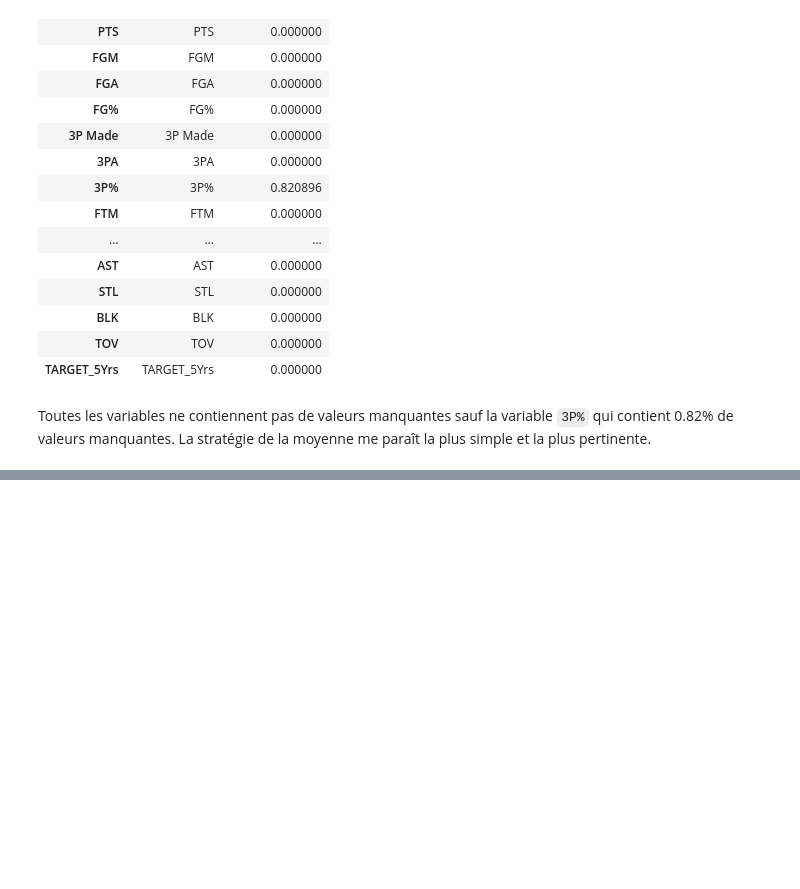
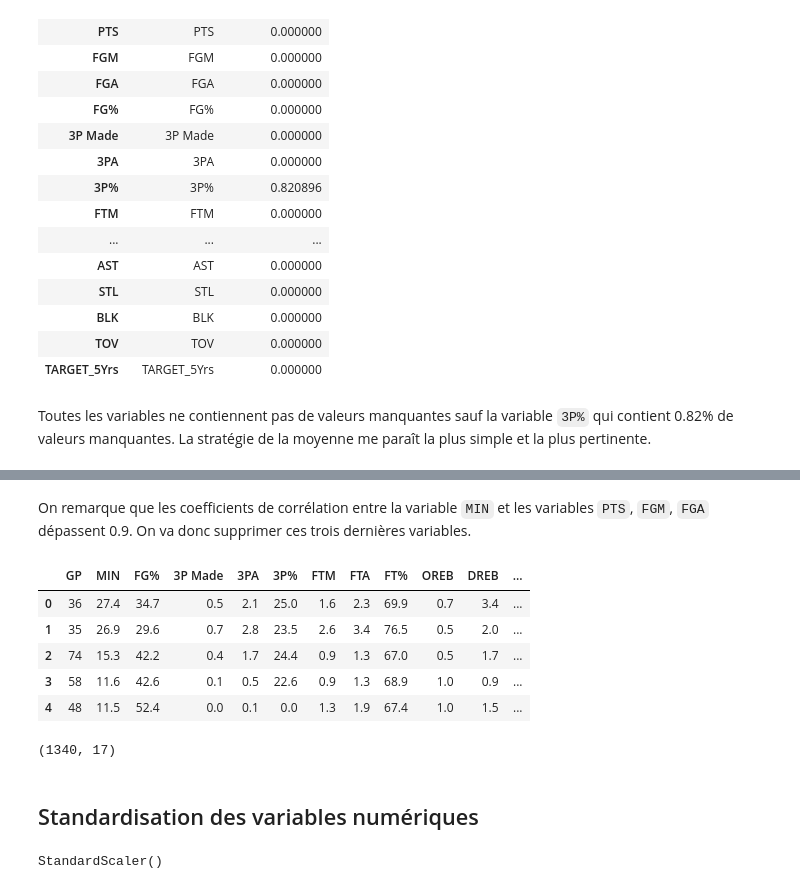
Before and after one commit to tbenali96/mp-data-nba-assessment, a Jupyter notebook: notebooks/data-exploration.ipynb, the cells around one changed output, grey strips where cells are left out. Drawn from its saved outputs; the diff is of its cells as text; code cells hidden in the pictures; blank space fills up the shorter version.

```diff
--- a/notebooks/data-exploration.ipynb
+++ b/notebooks/data-exploration.ipynb
@@ -96,3 +98,5 @@ missing_value_data
 | TARGET_5Yrs | TARGET_5Yrs | 0.000000 |
 # %% [markdown]
 Toutes les variables ne contiennent pas de valeurs manquantes sauf la variable `3P%` qui contient 0.82% de valeurs manquantes. La stratégie de la moyenne me paraît la plus simple et la plus pertinente.
+# %%
+data['3P%'] = data['3P%'].fillna(data['3P%'].mean())
@@ -98,0 +122,18 @@ Toutes les variables ne contiennent pas de valeurs manquantes sauf la variable `
+# %% [markdown]
+On remarque que les coefficients de corrélation entre la variable `MIN` et les variables `PTS`, `FGM`, `FGA` dépassent 0.9. On va donc supprimer ces trois dernières variables.
+# %%
+data = data.drop(columns=['PTS', 'FGM', 'FGA'])
+data.head()
+# %% [output]
+|  | GP | MIN | FG% | 3P Made | 3PA | 3P% | FTM | FTA | FT% | OREB | DREB | ... |
+| 0 | 36 | 27.4 | 34.7 | 0.5 | 2.1 | 25.0 | 1.6 | 2.3 | 69.9 | 0.7 | 3.4 | ... |
+| 1 | 35 | 26.9 | 29.6 | 0.7 | 2.8 | 23.5 | 2.6 | 3.4 | 76.5 | 0.5 | 2.0 | ... |
+| 2 | 74 | 15.3 | 42.2 | 0.4 | 1.7 | 24.4 | 0.9 | 1.3 | 67.0 | 0.5 | 1.7 | ... |
+| 3 | 58 | 11.6 | 42.6 | 0.1 | 0.5 | 22.6 | 0.9 | 1.3 | 68.9 | 1.0 | 0.9 | ... |
+| 4 | 48 | 11.5 | 52.4 | 0.0 | 0.1 | 0.0 | 1.3 | 1.9 | 67.4 | 1.0 | 1.5 | ... |
+# %%
+data.shape
+# %% [output]
+(1340, 17)
+# %% [markdown]
+## Standardisation des variables numériques
@@ -98,0 +143,5 @@ Toutes les variables ne contiennent pas de valeurs manquantes sauf la variable `
+# %%
+scaler = StandardScaler()
+scaler.fit(data[numeric_columns])
+# %% [output]
+StandardScaler()
```
Also changed, not shown: parts of 9 cells of this notebook, 15 other files.
